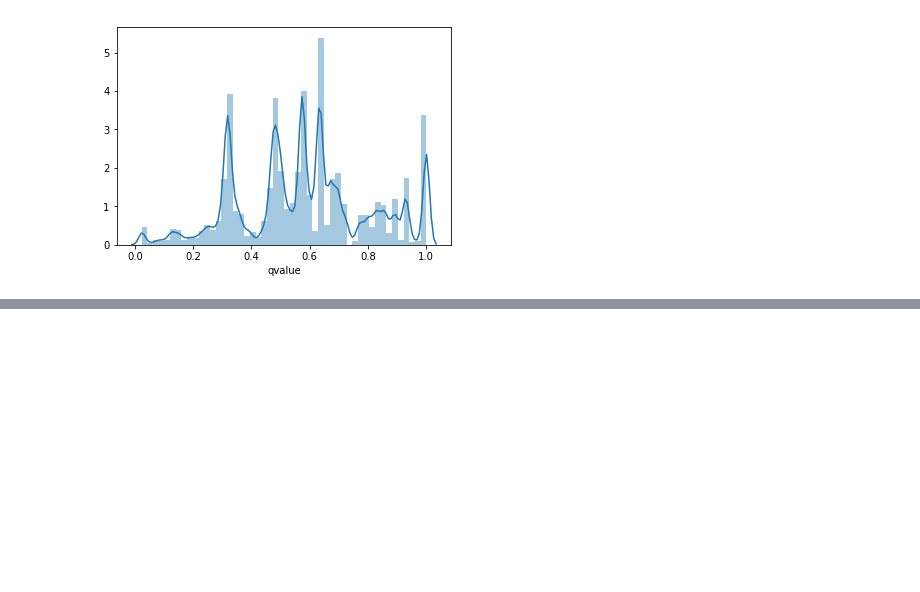
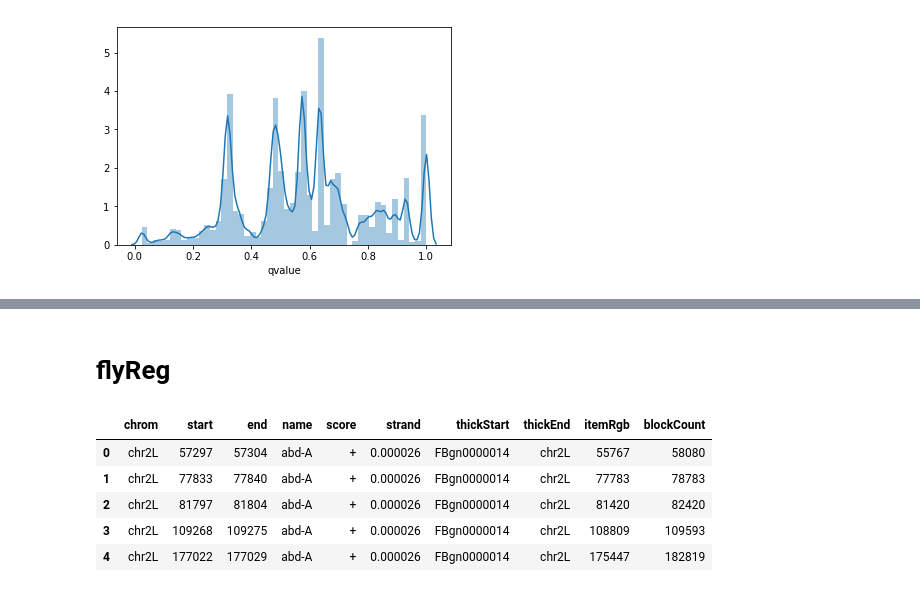
Before and after one commit to jfear/s2rnai, a Jupyter notebook: notebook/develop/2017-09-12_introns.ipynb, the cells around one changed output, grey strips where cells are left out. Cells and saved outputs as stored; diff of their text form; code cells hidden in the pictures; blank space fills up the shorter version.

```diff
--- a/notebook/develop/2017-09-12_introns.ipynb
+++ b/notebook/develop/2017-09-12_introns.ipynb
@@ -303,0 +159,2 @@ set(qval)
+# %% [markdown]
+# flyReg
@@ -303,0 +186,11 @@ set(qval)
+# %%
+fR_intersect = pybedtools.BedTool('../../data/flyReg.bed').intersect(intslop, wb=True).saveas().to_dataframe()
+# %%
+fR_intersect.head()
+# %% [output]
+|  | chrom | start | end | name | score | strand | thickStart | thickEnd | itemRgb | blockCount |
+| 0 | chr2L | 57297 | 57304 | abd-A | + | 0.000026 | FBgn0000014 | chr2L | 55767 | 58080 |
+| 1 | chr2L | 77833 | 77840 | abd-A | + | 0.000026 | FBgn0000014 | chr2L | 77783 | 78783 |
+| 2 | chr2L | 81797 | 81804 | abd-A | + | 0.000026 | FBgn0000014 | chr2L | 81420 | 82420 |
+| 3 | chr2L | 109268 | 109275 | abd-A | + | 0.000026 | FBgn0000014 | chr2L | 108809 | 109593 |
+| 4 | chr2L | 177022 | 177029 | abd-A | + | 0.000026 | FBgn0000014 | chr2L | 175447 | 182819 |
```
Also changed, not shown: parts of 95 cells of this notebook.
